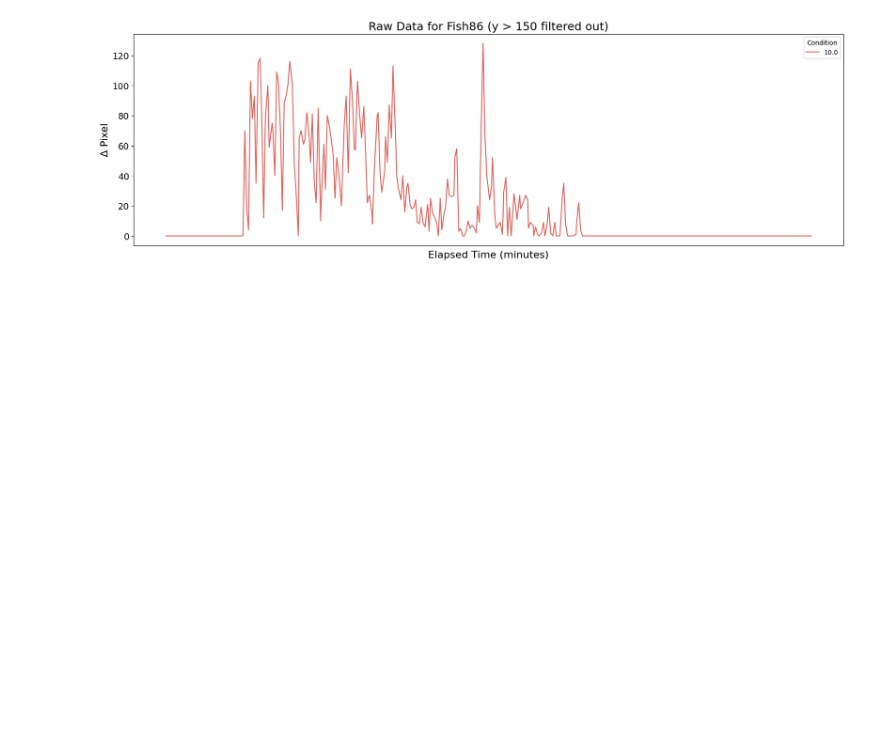
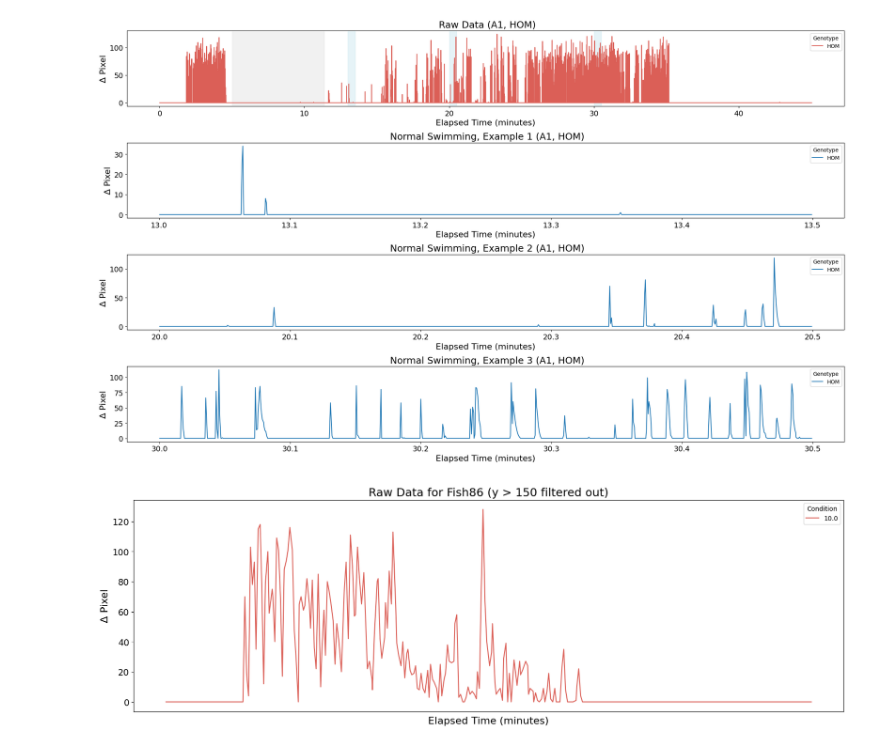
Before and after one commit to jadeyslau/B6_Epilepsies, a Jupyter notebook: Sandbox_PTZ_FbyF.ipynb, the cells around one changed output. Drawn from its saved outputs; the diff is of its cells as text; code cells hidden in the pictures; blank space fills up the shorter version.

```diff
--- a/Sandbox_PTZ_FbyF.ipynb
+++ b/Sandbox_PTZ_FbyF.ipynb
@@ -137,3 +54,11 @@ plt.show()
+# %%
+pnpo_ptz_obj_raw.plot_single_fish_activity(well='A1', event_windows=[
+    (13, 13.5, "Normal Swimming, Example 1"),
+    (20, 20.5, "Normal Swimming, Example 2"),
+    (30, 30.5, "Normal Swimming, Example 3")
+], drug_app=[5, 11.37], filterY=150)
+# %% [output]
+[figure, added]
 # %%
 from matplotlib.ticker import MultipleLocator
 from matplotlib.ticker import AutoMinorLocator
```
Also changed, not shown: parts of 4 cells of this notebook, 5 other files.
